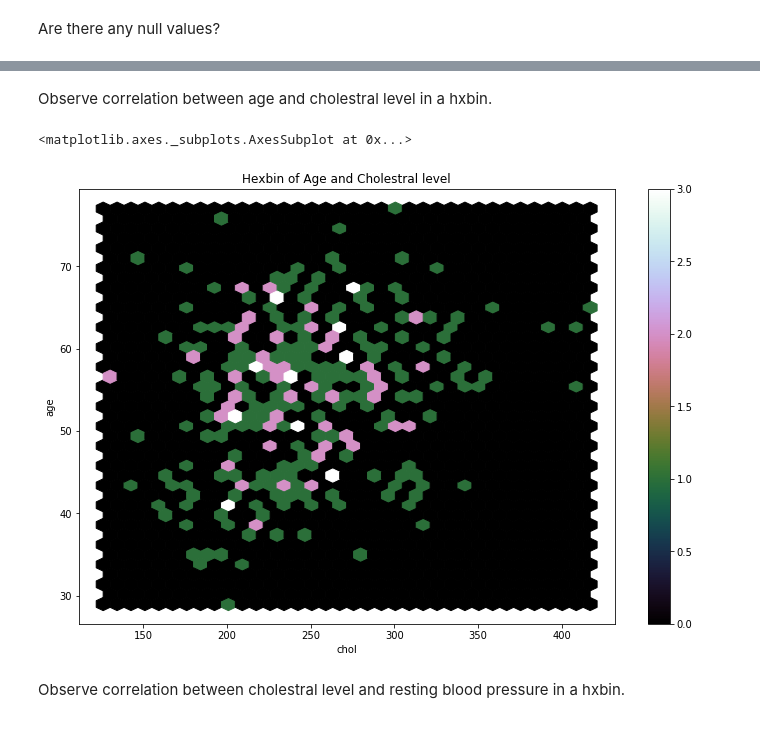
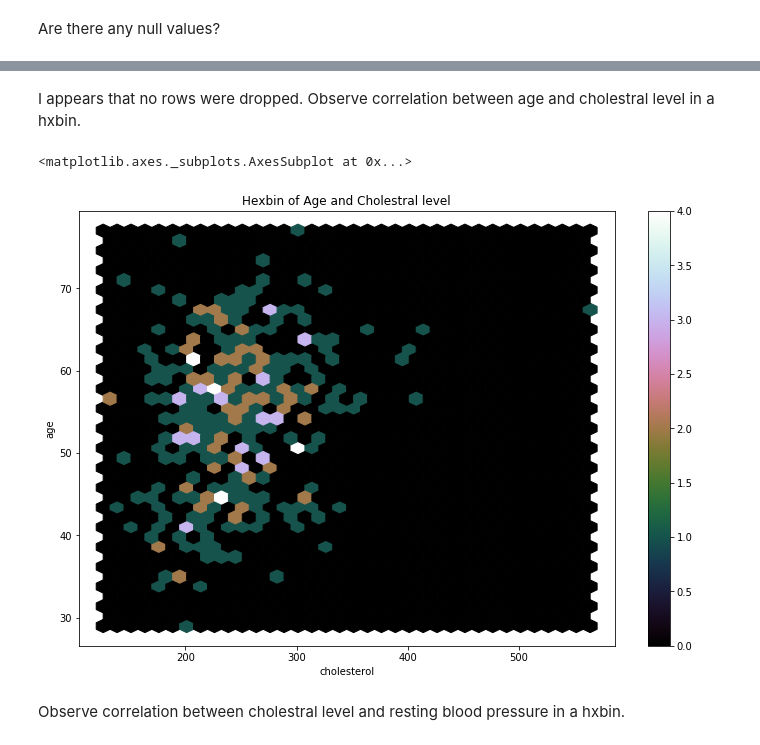
Before and after one commit to emilyallison18/heart_project, a Jupyter notebook: Heart_Data_Analysis_Notebook.ipynb, the cells around one changed output, grey strips where cells are left out. Cells and saved outputs as stored; diff of their text form; code cells hidden in the pictures.

```diff
--- a/Heart_Data_Analysis_Notebook.ipynb
+++ b/Heart_Data_Analysis_Notebook.ipynb
@@ -194,0 +194,3 @@ Check outliers.
+# %%
+heart_data.columns = ['age', 'sex', 'chest_pain_type', 'resting_blood_pressure', 'cholesterol', 'fasting_blood_sugar', 'rest_ecg', 'max_heart_rate_achieved',
+       'exercise_induced_angina', 'st_depression', 'st_slope', 'num_major_vessels', 'thalassemia', 'target']
@@ -223,7 +224,0 @@ Check outliers
-# %%
-heart_data = heart_data.drop_duplicates()
-i = heart_data[heart_data['oldpeak'] > 5].index
-heart_data = heart_data.drop(i)
-# %%
-j = heart_data[heart_data['chol'] > 450].index
-heart_data = heart_data.drop(j)
@@ -230,9 +292,9 @@ heart_data = heart_data.drop(j)
 # %% [markdown]
-Observe correlation between age and cholestral level in a hxbin.
+I appears that no rows were dropped. Observe correlation between age and cholestral level in a hxbin.
 # %%
-heart_data.plot(y= 'age', x ='chol',kind='hexbin',gridsize=35, sharex=False, colormap='cubehelix', title='Hexbin of Age and Cholestral level',figsize=(12,8))
+heart_data.plot(y= 'age', x ='cholesterol',kind='hexbin',gridsize=35, sharex=False, colormap='cubehelix', title='Hexbin of Age and Cholestral level',figsize=(12,8))
 # %% [output]
 <matplotlib.axes._subplots.AxesSubplot at 0x...>
-[figure, old version]
+[figure, new version]
 # %% [markdown]
 Observe correlation between cholestral level and resting blood pressure in a hxbin.
```
Also changed, not shown: parts of 85 cells of this notebook.
